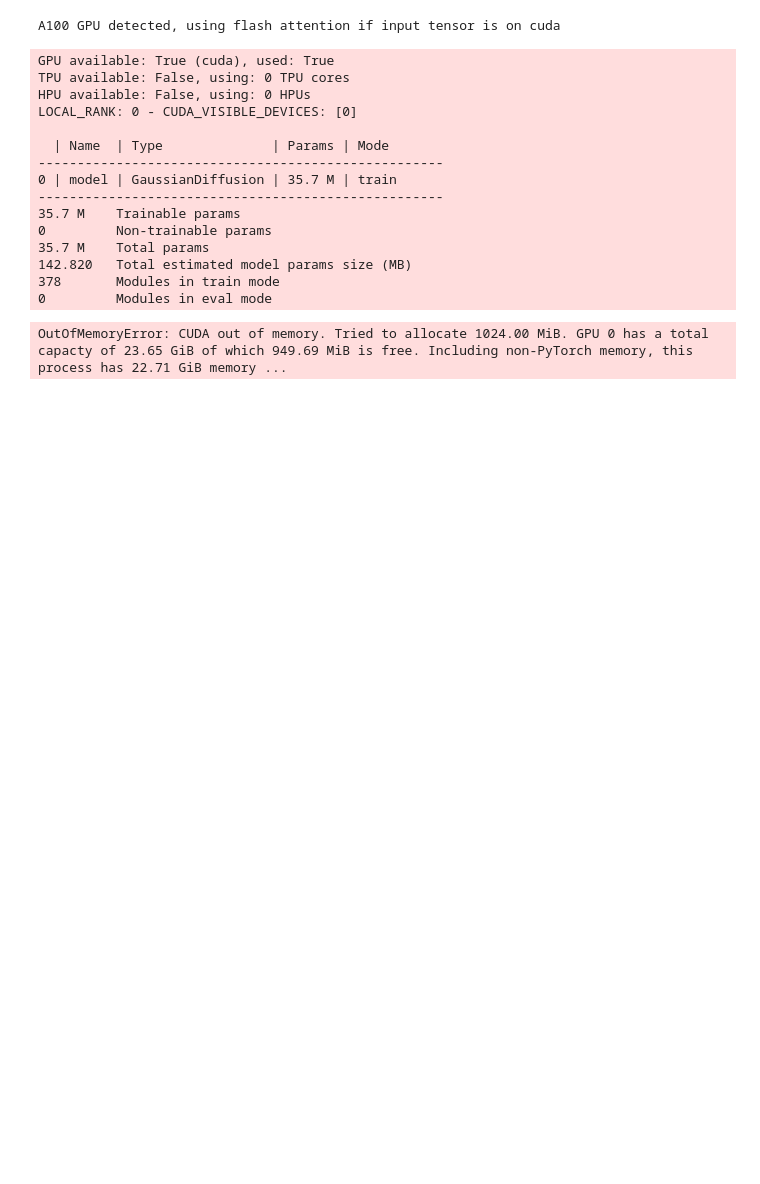
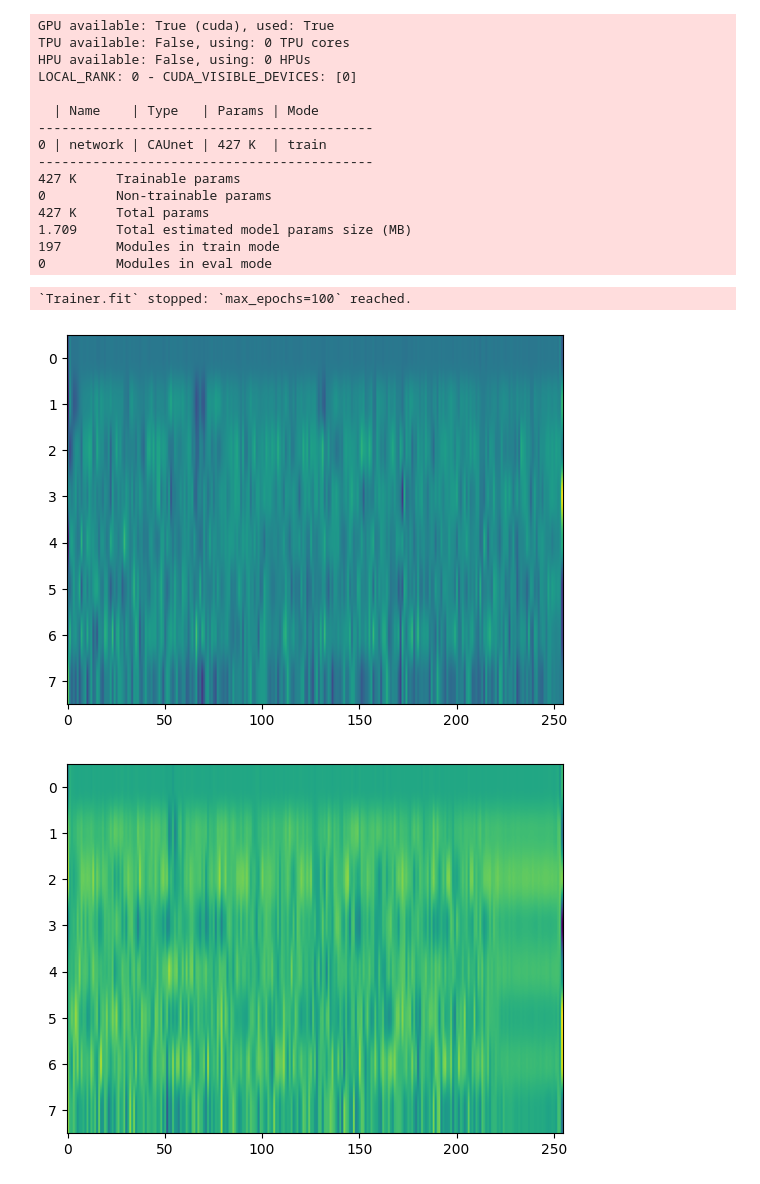
Before and after one commit to naiikaa/dll24, a Jupyter notebook: notebooks/np/generative/codec_latent_diffusion.ipynb, the cells around one changed output. Drawn from its saved outputs; the diff is of its cells as text; code cells hidden in the pictures; blank space fills up the shorter version.

```diff
--- a/notebooks/np/generative/codec_latent_diffusion.ipynb
+++ b/notebooks/np/generative/codec_latent_diffusion.ipynb
@@ -28,7 +28,7 @@ class LatentDataset(Dataset):
 
             data.append(np.array(sample))
 
-        return torch.tensor(np.array(data))
+        return torch.tensor(np.array(data)).float()
 
     def __len__(self):
         return len(self.data)
@@ -52,7 +52,7 @@ class LatentDataset(Dataset):
         return data.reshape(self.shape)
 
 
-hdf = h5py.File('256encodesamp.hdf5', 'r')
+hdf = h5py.File('ENC8X255.hdf5', 'r')
 dataset = LatentDataset(hdf)
 hdf.close()
 # %%
@@ -90,24 +90,6 @@ torch.Size([5756, 256, 256])
 #     diffusion_t=VDiffusion, # The diffusion method used
 #     sampler_t=VSampler, # The diffusion sampler used
 # )
-# %%
-import torch
-from denoising_diffusion_pytorch import Unet, GaussianDiffusion
-
-model = Unet(
-    dim = 64,
-    channels=1,
-    dim_mults = (1, 2, 4, 8),
-    flash_attn = True
-)
-
-diffusion = GaussianDiffusion(
-    model,
-    image_size = 256,
-    timesteps = 1000    # number of steps
-)
-# %% [output]
-A100 GPU detected, using flash attention if input tensor is on cuda
 # %%
 import lightning as lt
 
@@ -118,37 +100,52 @@ class Lightningwrapper(lt.LightningModule):
     def forward(self, x):
         return self.model(x)
     def training_step(self, batch, batch_idx):
-        batch = batch.unsqueeze(1)
+        batch = batch
         loss = self.model(batch)
         self.log('train_loss', loss)
         return loss
     def configure_optimizers(self):
         return torch.optim.AdamW(self.model.parameters(), lr=3e-4)
 
-lt_model = Lightningwrapper(diffusion)
-dataloader = DataLoader(dataset, batch_size=64,num_workers=30,shuffle=True,)
+#lt_model = Lightningwrapper(diffusion)
+dataloader = DataLoader(dataset, batch_size=32,num_workers=30,shuffle=True,)
 # Train model with audio waveforms
-trainer = lt.Trainer(max_epochs=50)
-trainer.fit(lt_model, dataloader)
+trainer = lt.Trainer(max_epochs=100)
+trainer.fit(model, dataloader)
 # %% [output]
 GPU available: True (cuda), used: True
 TPU available: False, using: 0 TPU cores
 HPU available: False, using: 0 HPUs
 LOCAL_RANK: 0 - CUDA_VISIBLE_DEVICES: [0]
 
-  | Name  | Type              | Params | Mode
-----------------------------------------------------
-0 | model | GaussianDiffusion | 35.7 M | train
-----------------------------------------------------
-35.7 M    Trainable params
+  | Name    | Type   | Params | Mode
+-------------------------------------------
+0 | network | CAUnet | 427 K  | train
+-------------------------------------------
+427 K     Trainable params
 0         Non-trainable params
-35.7 M    Total params
-142.820   Total estimated model params size (MB)
-378       Modules in train mode
+427 K     Total params
+1.709     Total estimated model params size (MB)
+197       Modules in train mode
 0         Modules in eval mode
-OutOfMemoryError: CUDA out of memory. Tried to allocate 1024.00 MiB. GPU 0 has a total capacty of 23.65 GiB of which 949.69 MiB is free. Including non-PyTorch memory, this process has 22.71 GiB memory ...
+`Trainer.fit` stopped: `max_epochs=100` reached.
-# %%
-# after a lot of training
-
-sampled_images = diffusion.sample(batch_size = 4)
-sampled_images.shape # (4, 3, 128, 128)
+# %%
+# after a lot of training
+def sample(diffu, batch_size,shape):
+        diffu.to('cuda')
+        x = torch.randn(batch_size, *shape).to('cuda')
+
+        for i in range(n_steps-1,0,-1):
+            t = torch.tensor([i]).to('cuda')
+            x = diffu.subtractNoise(x,t ,None,None)
+        return x
+with torch.no_grad():
+    sampled_images = sample(model,batch_size=4,shape=dataset.data.shape[1:])
+sampled_images = dataset.inverse_transform(sampled_images)
+# %%
+for i in range(4):
+    plt.imshow(sampled_images[i].int().detach().cpu().numpy(),aspect='auto')
+    plt.show()
+# %% [output]
+[figure, added]
+[figure, added]
```
Also changed, not shown: parts of 7 cells of this notebook, 5 other files.
